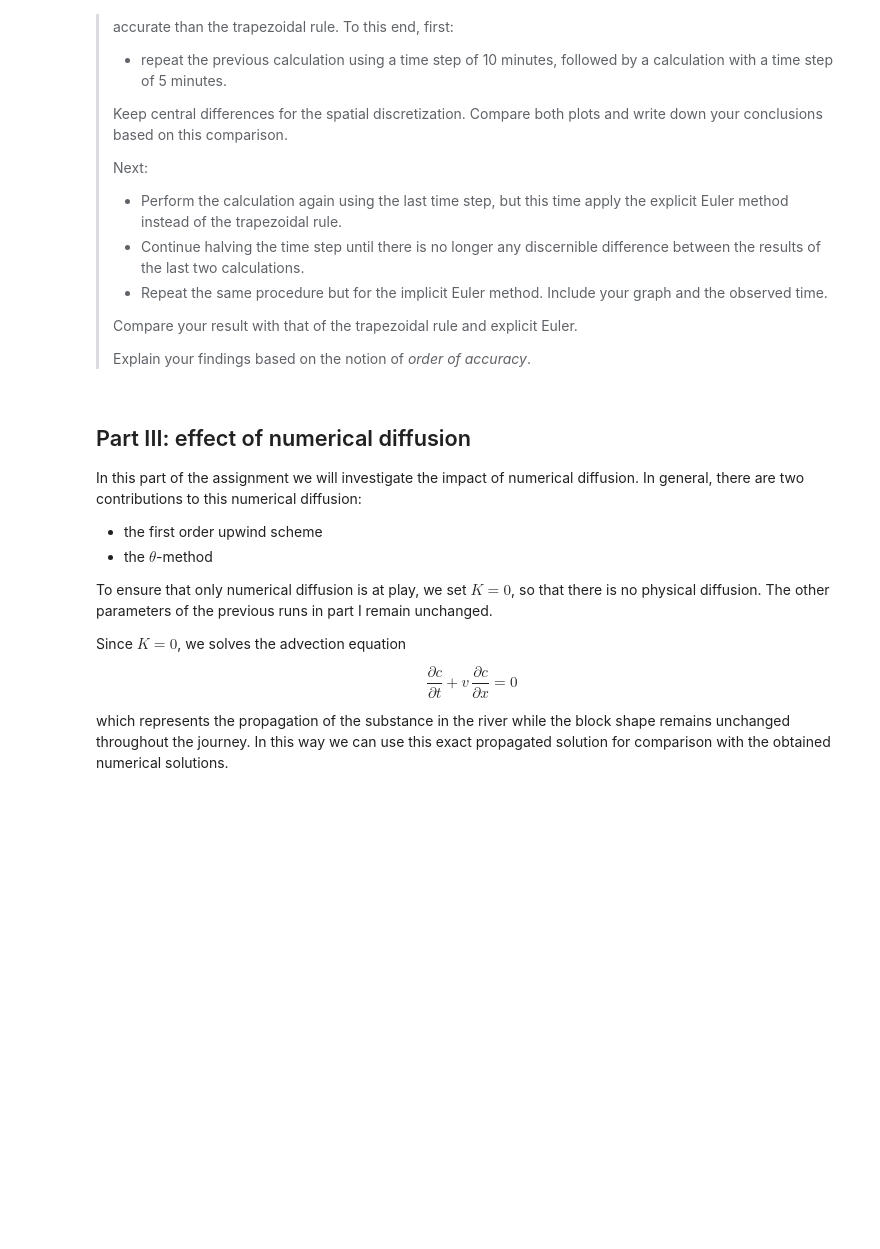
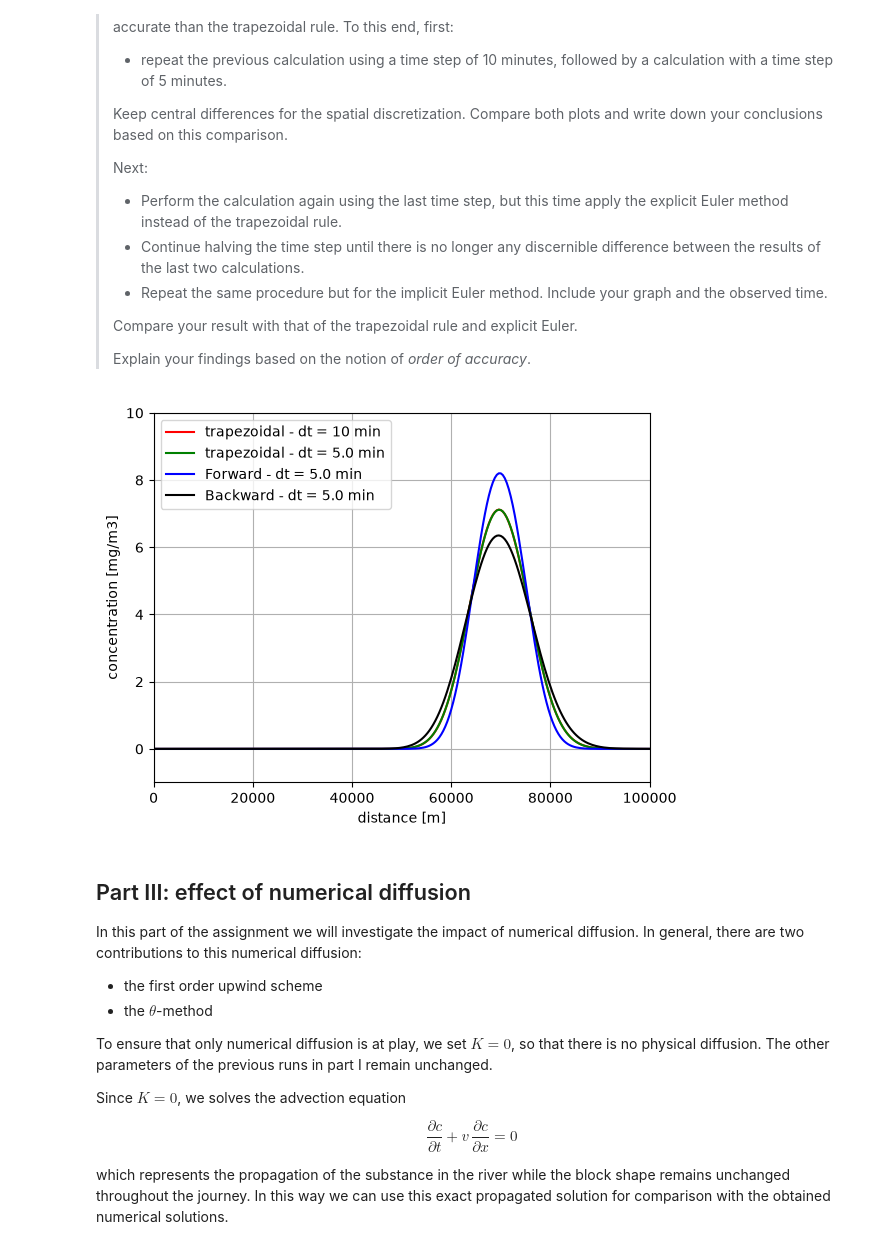
Before and after one commit to FLvandenende/GA2.1, a Jupyter notebook: grp09.ipynb, the cells around one changed output. Cells and saved outputs as stored; diff of their text form; code cells hidden in the pictures; blank space fills up the shorter version.

```diff
--- a/grp09.ipynb
+++ b/grp09.ipynb
@@ -237,30 +259,40 @@ In the remainder of this assignment we will work with these three schemes.
 # %%
 # Parameters for Task 2.1
 
 # We do the first one for you!
 dxmethod = 'central'
 dtmethod = 'theta'
 
 theta = 0.5
 
+dt = 600
+N = int(Tend/dt)
 # replot the current result
+c=advdiff(u,K,c0,lenD,dt,Tend,'central','theta',0.5)
 plt.plot(x,c[N,:],'r',label='trapezoidal - dt = 10 min')
 
 # reduce time step by factor 2
-dt = dt / 2
-
+dt = dt/2
+N = int(Tend/dt)
 
 # Now it's your turn!
+c_trap = advdiff(u,K,c0,lenD,dt,Tend,'central','theta',0.5)  # is with 5 min
+plt.plot(x,c_trap[N,:],'g',label=f'trapezoidal - dt = {dt/60} min')
 
-### YOUR CODE HERE ###
+c_exp = advdiff(u, K, c0, lenD, dt, Tend, dxmethod, dtmethod, 0.0) # theta is zero
+plt.plot(x,c_exp[N,:],'b',label=f'Forward - dt = {dt/60} min')
 
+c_imp = advdiff(u, K, c0, lenD, dt, Tend, dxmethod, dtmethod, 1.0) # theta is zero
+plt.plot(x,c_imp[N,:],'k',label=f'Backward - dt = {dt/60} min')
 
 # finalize the plot. Hint: plot them together on the same figure
 plt.axis(np.array([0,lenD,-1,10]))
 plt.xlabel('distance [m]')
 plt.ylabel('concentration [mg/m3]')
 plt.legend(loc = "upper left")
 plt.grid()
+# %% [output]
+[figure, added]
 # %% [markdown]
 ## Part III: effect of numerical diffusion
 
```
Also changed, not shown: parts of 11 cells of this notebook.
